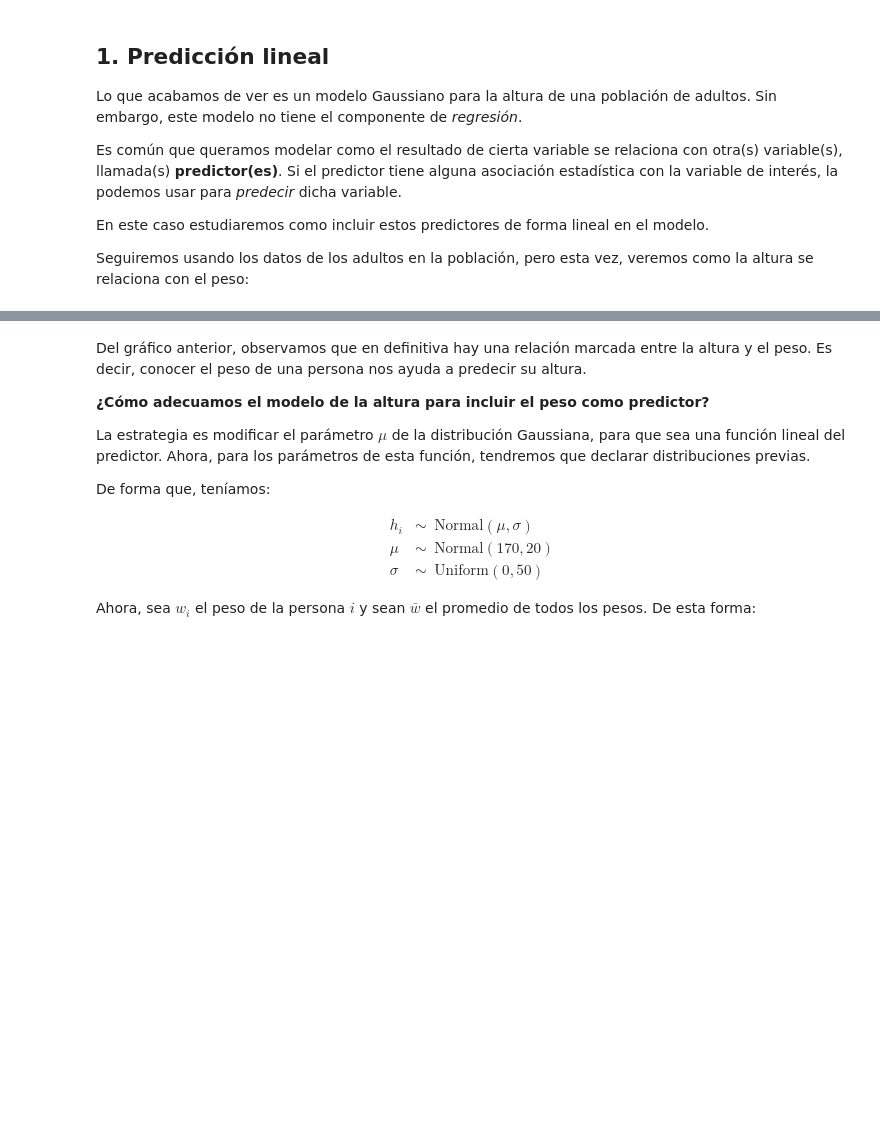
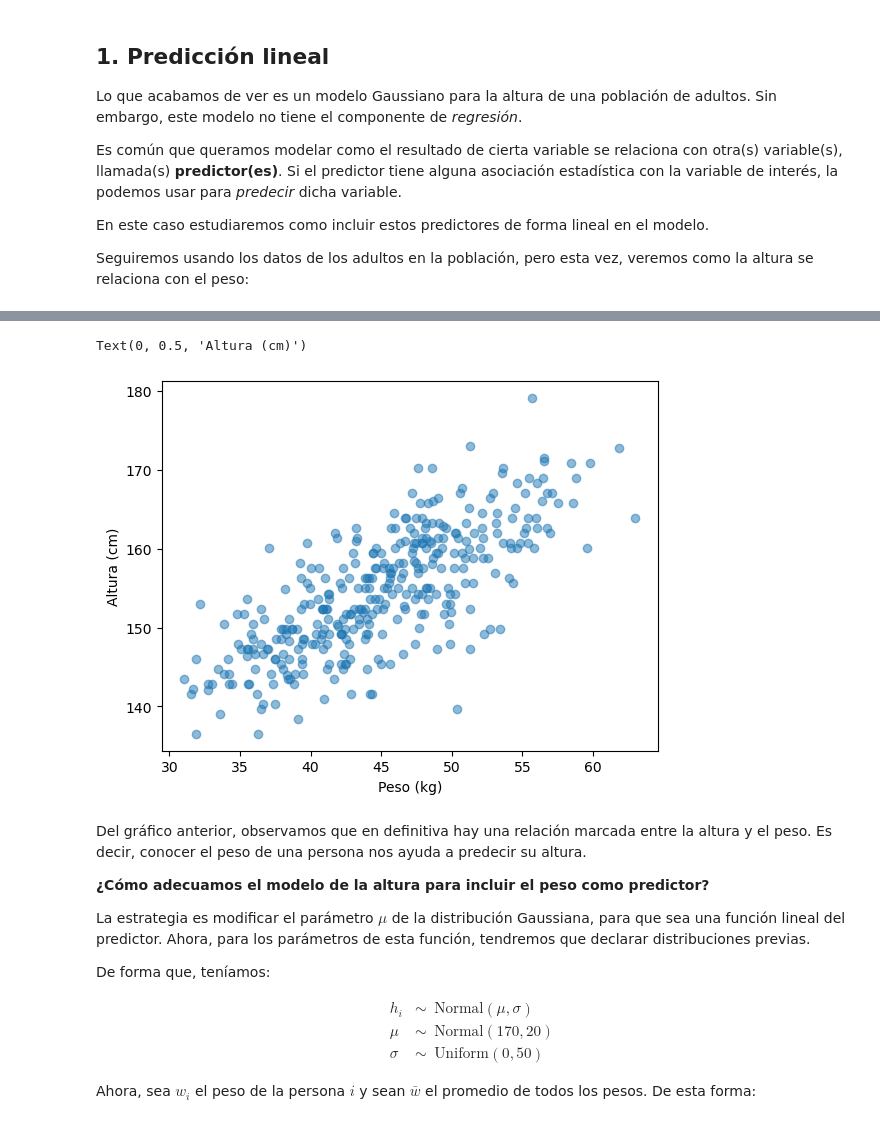
Before and after one commit to esjimenezro/mebo2024, a Jupyter notebook: modulo3/tema8/2-modelos-regresion-lineal.ipynb, the cells around one changed output, grey strips where cells are left out. Drawn from its saved outputs; the diff is of its cells as text; code cells hidden in the pictures; blank space fills up the shorter version.

```diff
--- a/modulo3/tema8/2-modelos-regresion-lineal.ipynb
+++ b/modulo3/tema8/2-modelos-regresion-lineal.ipynb
@@ -28,6 +29,12 @@ Seguiremos usando los datos de los adultos en la población, pero esta vez, vere
 # %%
 # Leer datos (separados por ;)
+datos_altura = pd.read_csv(
+    "data/Howell1.csv", sep=";"
+)
 # %%
 # Extraer datos de adultos
+datos_altura_adultos = datos_altura[
+    datos_altura["age"] >= 18
+]
 # %%
 # Algunas filas
@@ -34,5 +51,15 @@ Seguiremos usando los datos de los adultos en la población, pero esta vez, vere
 # %%
 # Scatter plot
+plt.scatter(
+    datos_altura_adultos["weight"],
+    datos_altura_adultos["height"],
+    alpha=0.5
+)
+plt.xlabel("Peso (kg)")
+plt.ylabel("Altura (cm)")
+# %% [output]
+Text(0, 0.5, 'Altura (cm)')
+[figure, added]
 # %% [markdown]
 Del gráfico anterior, observamos que en definitiva hay una relación marcada entre la altura y el peso. Es decir, conocer el peso de una persona nos ayuda a predecir su altura.
 
```
Also changed, not shown: parts of 31 cells of this notebook.
